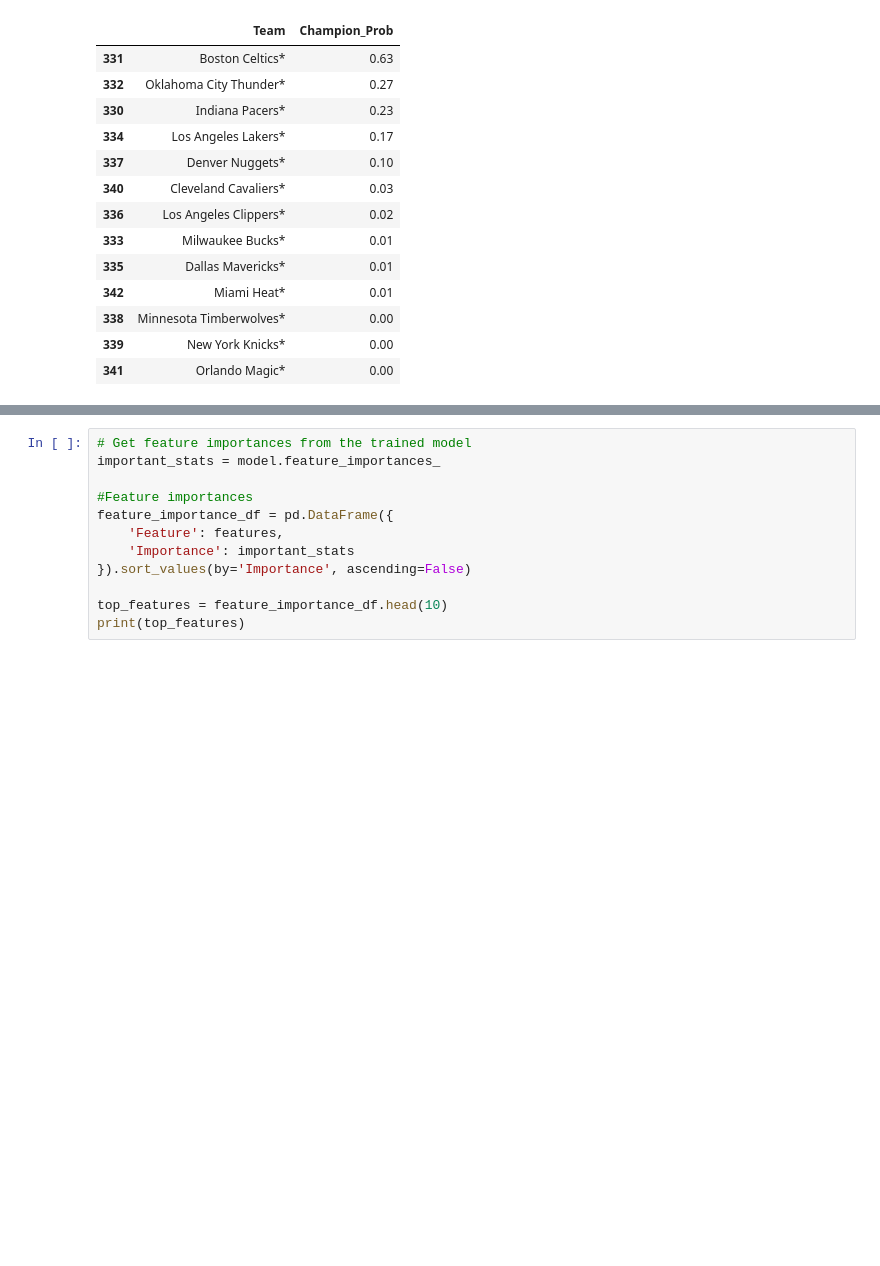
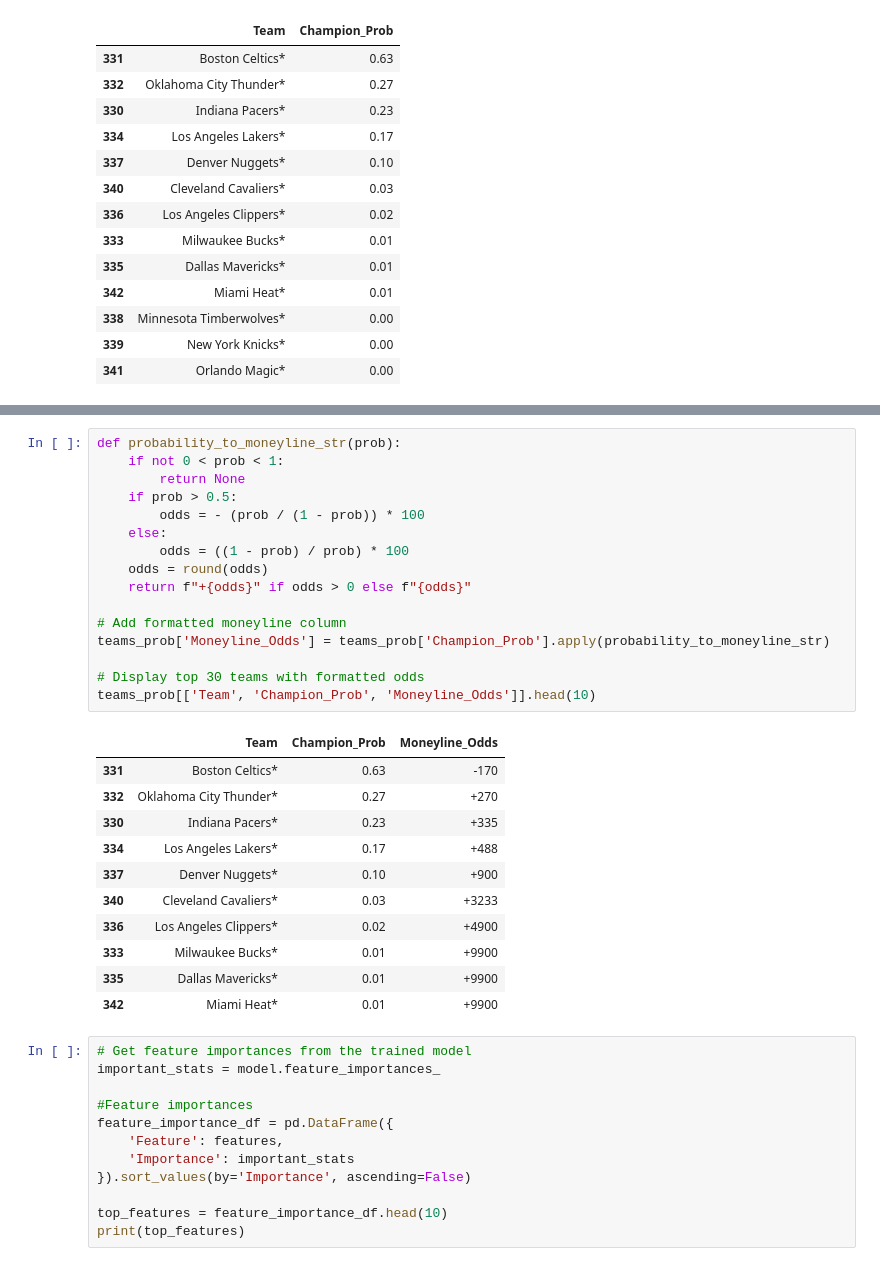
Before and after one commit to BhavyaJayaprakash/Final-Project-4, a Jupyter notebook: project.ipynb, the cells around one changed output, grey strips where cells are left out. Drawn from its saved outputs; the diff is of its cells as text; blank space fills up the shorter version.

```diff
--- a/project.ipynb
+++ b/project.ipynb
@@ -308,3 +342,31 @@ teams_prob[['Team', 'Champion_Prob']].head(30)
+# %%
+def probability_to_moneyline_str(prob):
+    if not 0 < prob < 1:
+        return None
+    if prob > 0.5:
+        odds = - (prob / (1 - prob)) * 100
+    else:
+        odds = ((1 - prob) / prob) * 100
+    odds = round(odds)
+    return f"+{odds}" if odds > 0 else f"{odds}"
+
+# Add formatted moneyline column
+teams_prob['Moneyline_Odds'] = teams_prob['Champion_Prob'].apply(probability_to_moneyline_str)
+
+# Display top 30 teams with formatted odds
+teams_prob[['Team', 'Champion_Prob', 'Moneyline_Odds']].head(10)
+# %% [output]
+|  | Team | Champion_Prob | Moneyline_Odds |
+| 331 | Boston Celtics* | 0.63 | -170 |
+| 332 | Oklahoma City Thunder* | 0.27 | +270 |
+| 330 | Indiana Pacers* | 0.23 | +335 |
+| 334 | Los Angeles Lakers* | 0.17 | +488 |
+| 337 | Denver Nuggets* | 0.10 | +900 |
+| 340 | Cleveland Cavaliers* | 0.03 | +3233 |
+| 336 | Los Angeles Clippers* | 0.02 | +4900 |
+| 333 | Milwaukee Bucks* | 0.01 | +9900 |
+| 335 | Dallas Mavericks* | 0.01 | +9900 |
+| 342 | Miami Heat* | 0.01 | +9900 |
 # %%
 # Get feature importances from the trained model
 important_stats = model.feature_importances_
```
Also changed, not shown: parts of 7 cells of this notebook.
